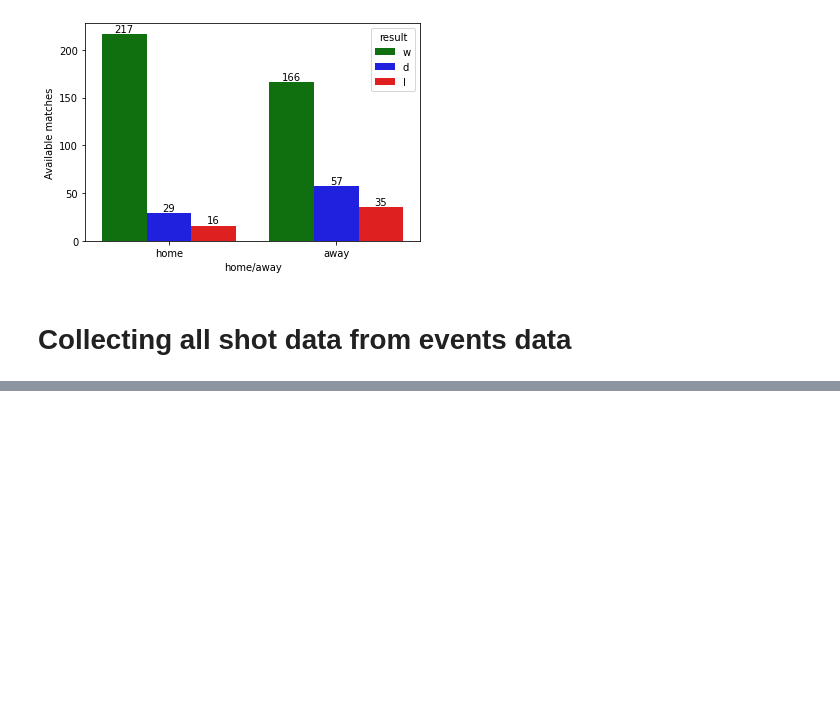
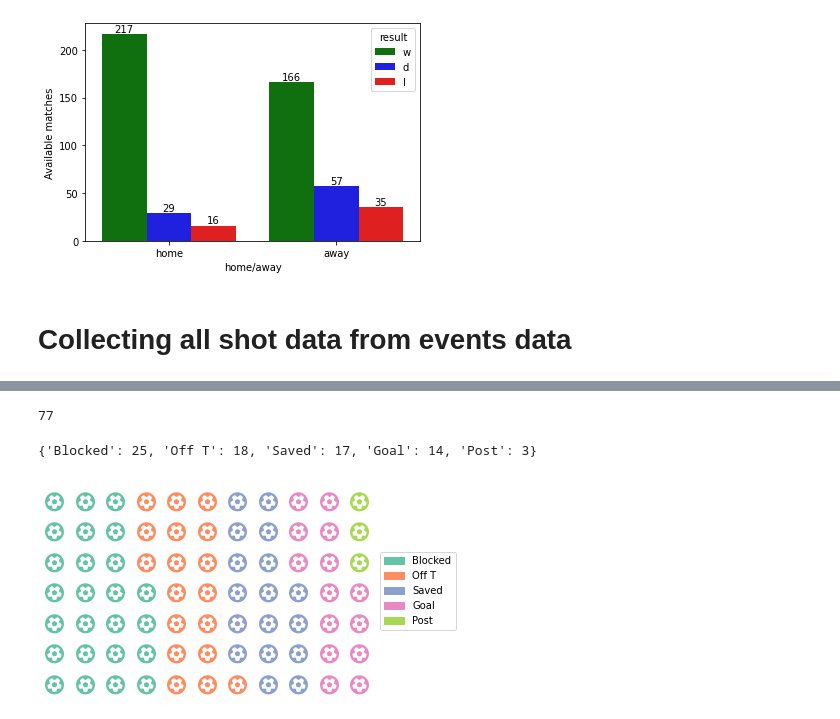
Before and after one commit to MichailPerdikopoulos/Barcelona-Shots---Football-Analytics, a Jupyter notebook: data_collection_messi.ipynb, the cells around one changed output, grey strips where cells are left out. Saved outputs shown, nothing was run; the diff lists cells and outputs as text; code cells hidden in the pictures; blank space fills up the shorter version.

Commit message:
implemented ideas for visuals in pwer bi

```diff
--- a/data_collection_messi.ipynb
+++ b/data_collection_messi.ipynb
@@ -219,13 +219,19 @@ def collect_shot_events(seasons_messi_collection):
 
         shots_complete_df = shots_complete_df.append(season_shots_df.loc[:, shots_columns_to_use])
 
+    # Transforming the location to x and y coordinates
+    shots_complete_df['start_x'] = shots_complete_df.location.str[0]
+    shots_complete_df['start_y'] = shots_complete_df.location.str[1]
+
+    shots_complete_df = shots_complete_df.drop(['location'], axis=1)
+
     # Export option
-    shots_complete_df.to_csv('all_shots_in_file.csv', index=False)
+    shots_complete_df.to_csv('all_shots_in_file.csv', index=False, sep ='\t')
 
     return shots_complete_df
 
 def import_shot_events():
-    shots_imported_df = pd.read_parquet('all_shots_in_file.csv')
+    shots_imported_df = pd.read_csv('all_shots_in_file.csv')
     return shots_imported_df
 
 def create_df_for_all_shot_events(import_from_file: bool = True):
@@ -267,10 +273,5 @@ print(shots_transformed_df.shape)
 
 print(shots_transformed_df.columns)
 
-shots_transformed_df['start_x'] = shots_transformed_df.location.str[0]
-shots_transformed_df['start_y'] = shots_transformed_df.location.str[1]
-
-shots_transformed_df = shots_transformed_df.drop(['location'], axis=1)
-
 shots_transformed_df.head()
 # %% [output]
@@ -328,0 +338,26 @@ kde = pitch.kdeplot(match_shots_df.start_x, match_shots_df.start_y, ax=ax, fill=
+# %%
+from pywaffle import Waffle
+
+# fig = plt.figure(
+#     FigureClass = Waffle,
+#     rows = 5,
+#     values = match_shots_df.shot_statsbomb_xg,
+#     labels = list(match_shots_df.play_pattern.unique())
+# )
+
+fig = plt.figure(
+    FigureClass= Waffle,
+    rows = 7,
+    columns = 11,
+    values = match_shots_df.shot_outcome.value_counts().to_dict(),
+    legend={'loc': 'upper left', 'bbox_to_anchor': (1, 0.7)},
+    icons = 'soccer-ball'
+)
+
+print(len(match_shots_df))
+
+match_shots_df.shot_outcome.value_counts().to_dict()
+# %% [output]
+77
+{'Blocked': 25, 'Off T': 18, 'Saved': 17, 'Goal': 14, 'Post': 3}
+[figure, added]
```
Also changed, not shown: parts of 6 cells of this notebook, 3 other files.
